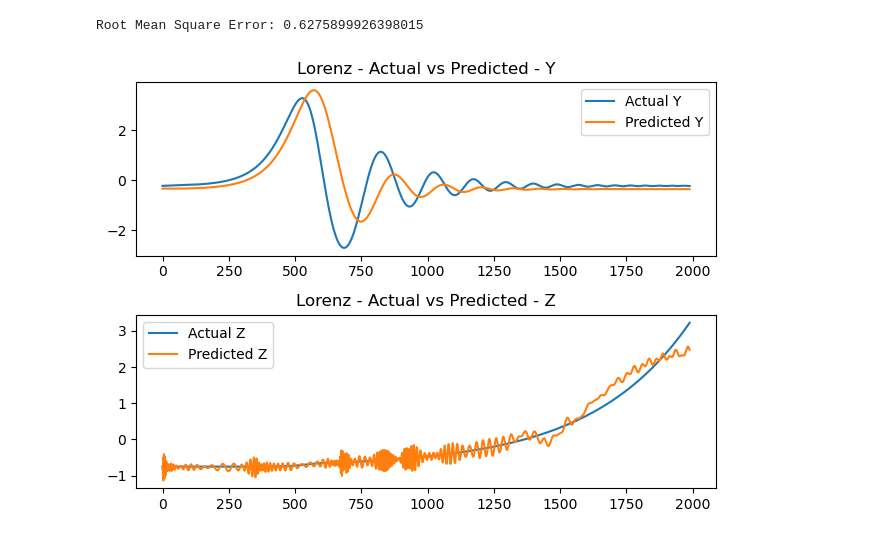
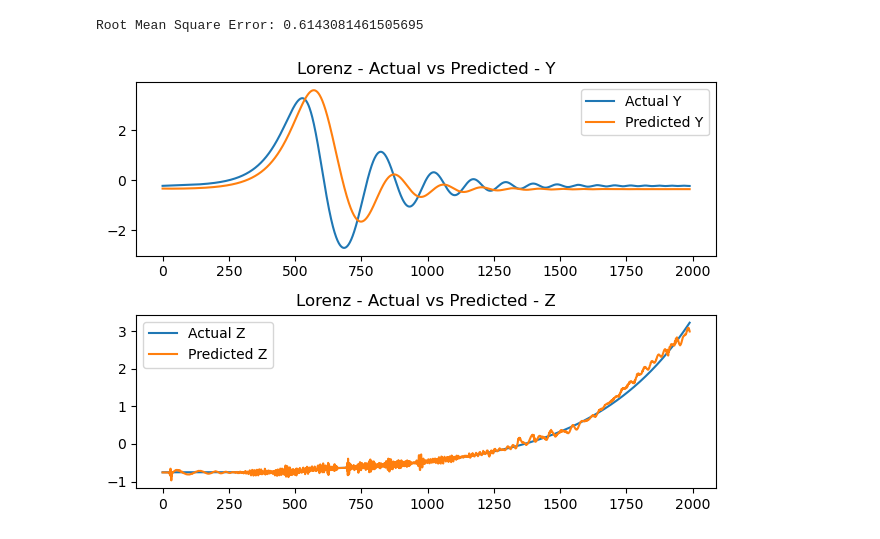
Before and after one commit to econnerty/CSCE-790-NN, a Jupyter notebook: hw1/problem7.ipynb, the cells around one changed output. Drawn from its saved outputs; the diff is of its cells as text; code cells hidden in the pictures.

```diff
--- a/hw1/problem7.ipynb
+++ b/hw1/problem7.ipynb
@@ -17,7 +17,7 @@ b = 2.0
 c = 4.0
 
 # Initial conditions
-Y = np.array([0.1, 0, 0])
+Y = np.array([0.0, 0, 0])
 
 # Time step and total time
 dt = 0.001
@@ -84,15 +84,15 @@ from sklearn.linear_model import LinearRegression
 from sklearn.metrics import mean_squared_error
 from math import sqrt
 
-N = 200  # Reservoir size
+N = 1000  # Reservoir size
 M = 10  # Input size, based on your data
 P = 2  # Output size
-a = 0.3  # Leakage rate
+a = 1.0  # Leakage rate
 dt = .001  # Time step, assuming discrete steps in your time series
-D = 10  # Average degree of reservoir nodes
+D = 20  # Average degree of reservoir nodes
 q = 1.2  # Spectral radius
-r = 0.5  # Input layer scaling
-n = 0.01  # Bias term
+r = 1.0  # Input layer scaling
+n = 1.0  # Bias term
 
 def predict(A, Win, Wout, input_seq):
     T, _ = input_seq.shape
@@ -200,20 +200,20 @@ def lorenz(Y, t, a, b, c):
     x, y, z = Y
     dxdt = -a * x + a * y
     dydt = b * x - y - x * z
-    dzdt = c * z + x * y
+    dzdt = -c * z + x * y
     return [dxdt, dydt, dzdt]
 
 # Parameters
-a = 10.0
-b = 28.0
-c = 8.0/3.0
+a = 10.
+b = 28.
+c = 8./3.
 
 # Initial conditions
-Y = np.array([0.1, 0.0, 0.0])
+Y = np.array([1.0, 1.0, 1.0])
 
 # Time step and total time
-dt = 0.001
-T = 2
+dt = 0.05
+T = 20
 n_steps = int(T/dt)
 
 # Time grid for integration
@@ -221,7 +221,7 @@ t = np.linspace(0, T, n_steps)
 
 # Solve the differential equations using odeint
 solution_lorenz = odeint(lorenz, Y, t, args=(a, b, c))
-solution_lorenz = zscore(solution_lorenz, axis=0)  # Normalize the solution
+#solution_lorenz = zscore(solution_lorenz, axis=0)  # Normalize the solution
 
 # Plot the solution
 plt.figure()
@@ -269,15 +264,15 @@ from sklearn.linear_model import LinearRegression
 from sklearn.metrics import mean_squared_error
 from math import sqrt
 
-N = 200  # Reservoir size
+N = 400  # Reservoir size
 M = 10  # Input size, based on your data
 P = 2  # Output size
-a = 0.3  # Leakage rate
+a = 1.0  # Leakage rate
 dt = .001  # Time step, assuming discrete steps in your time series
-D = 10  # Average degree of reservoir nodes
-q = 1.2  # Spectral radius
-r = 0.5  # Input layer scaling
-n = 0.01  # Bias term
+D = 20  # Average degree of reservoir nodes
+q = 1.0  # Spectral radius
+r = 1.0  # Input layer scaling
+n = 1.0  # Bias term
 
 def predict(A, Win, Wout, input_seq):
     T, _ = input_seq.shape
@@ -346,32 +341,32 @@ predicted_output = predict(A, Win, Wout, X_train_0)
 
 predicted_output = zscore(predicted_output, axis=0)  # Normalize the predicted output
 
 # Calculate RMSE
 error = rmse(Y_train_0[:, 0, :], predicted_output)
 print(f'Root Mean Square Error: {error}')
 
 # Assuming both dimensions of labels
 actual_dim1 = Y_train_0[:, 0, 0]
 actual_dim2 = Y_train_0[:, 0, 1]
 predicted_dim1 = predicted_output[:, 0]
 predicted_dim2 = predicted_output[:, 1]
 
 plt.figure()
 
 plt.subplot(2, 1, 1)
 plt.plot(actual_dim1, label='Actual Y')
 plt.plot(predicted_dim1, label='Predicted Y')
 plt.legend()
 plt.title('Lorenz - Actual vs Predicted - Y')
 
 plt.subplot(2, 1, 2)
 plt.plot(actual_dim2, label='Actual Z')
 plt.plot(predicted_dim2, label='Predicted Z')
 plt.legend()
 plt.title('Lorenz - Actual vs Predicted - Z')
 
 plt.tight_layout()
 plt.show()
 # %% [output]
-Root Mean Square Error: 0.6275899926398015
+Root Mean Square Error: 0.6143081461505695
-[figure, old version]
+[figure, new version]
```
Also changed, not shown: parts of 3 cells of this notebook, 7 other files.
